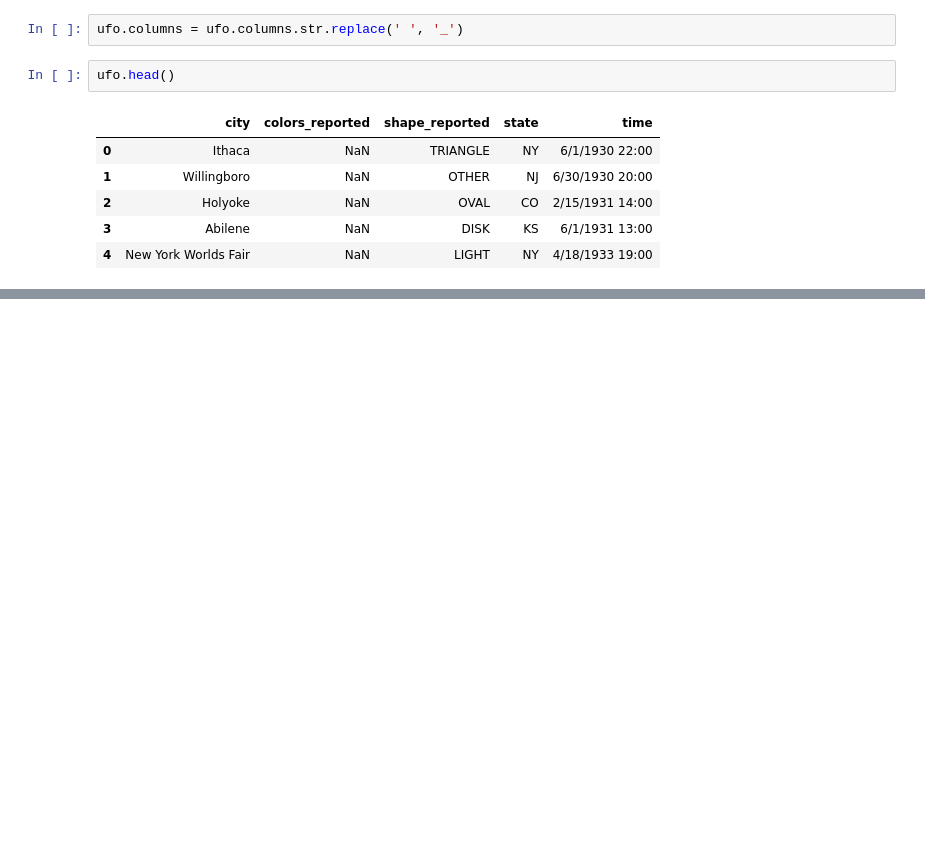
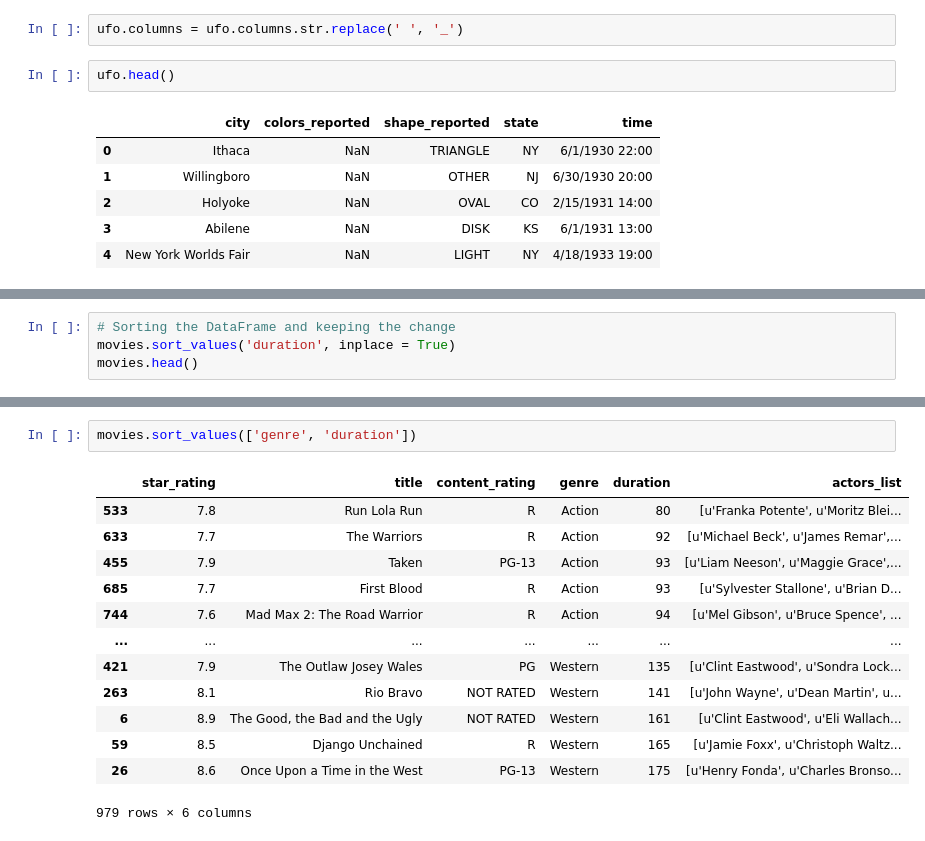
Before and after one commit to monisakhtar/ML, a Jupyter notebook: Pandas.ipynb, the cells around one changed output, grey strips where cells are left out. Saved outputs shown, nothing was run; the diff lists cells and outputs as text; blank space fills up the shorter version.

```diff
--- a/Pandas.ipynb
+++ b/Pandas.ipynb
@@ -238,0 +357,4 @@ ufo.head()
+# %%
+# Sorting the DataFrame and keeping the change
+movies.sort_values('duration', inplace = True)
+movies.head()
@@ -238,0 +368,16 @@ ufo.head()
+# %%
+movies.sort_values(['genre', 'duration'])
+# %% [output]
+|  | star_rating | title | content_rating | genre | duration | actors_list |
+| 533 | 7.8 | Run Lola Run | R | Action | 80 | [u'Franka Potente', u'Moritz Blei... |
+| 633 | 7.7 | The Warriors | R | Action | 92 | [u'Michael Beck', u'James Remar',... |
+| 455 | 7.9 | Taken | PG-13 | Action | 93 | [u'Liam Neeson', u'Maggie Grace',... |
+| 685 | 7.7 | First Blood | R | Action | 93 | [u'Sylvester Stallone', u'Brian D... |
+| 744 | 7.6 | Mad Max 2: The Road Warrior | R | Action | 94 | [u'Mel Gibson', u'Bruce Spence', ... |
+| ... | ... | ... | ... | ... | ... | ... |
+| 421 | 7.9 | The Outlaw Josey Wales | PG | Western | 135 | [u'Clint Eastwood', u'Sondra Lock... |
+| 263 | 8.1 | Rio Bravo | NOT RATED | Western | 141 | [u'John Wayne', u'Dean Martin', u... |
+| 6 | 8.9 | The Good, the Bad and the Ugly | NOT RATED | Western | 161 | [u'Clint Eastwood', u'Eli Wallach... |
+| 59 | 8.5 | Django Unchained | R | Western | 165 | [u'Jamie Foxx', u'Christoph Waltz... |
+| 26 | 8.6 | Once Upon a Time in the West | PG-13 | Western | 175 | [u'Henry Fonda', u'Charles Bronso... |
+979 rows × 6 columns
```
Also changed, not shown: parts of 14 cells of this notebook.
